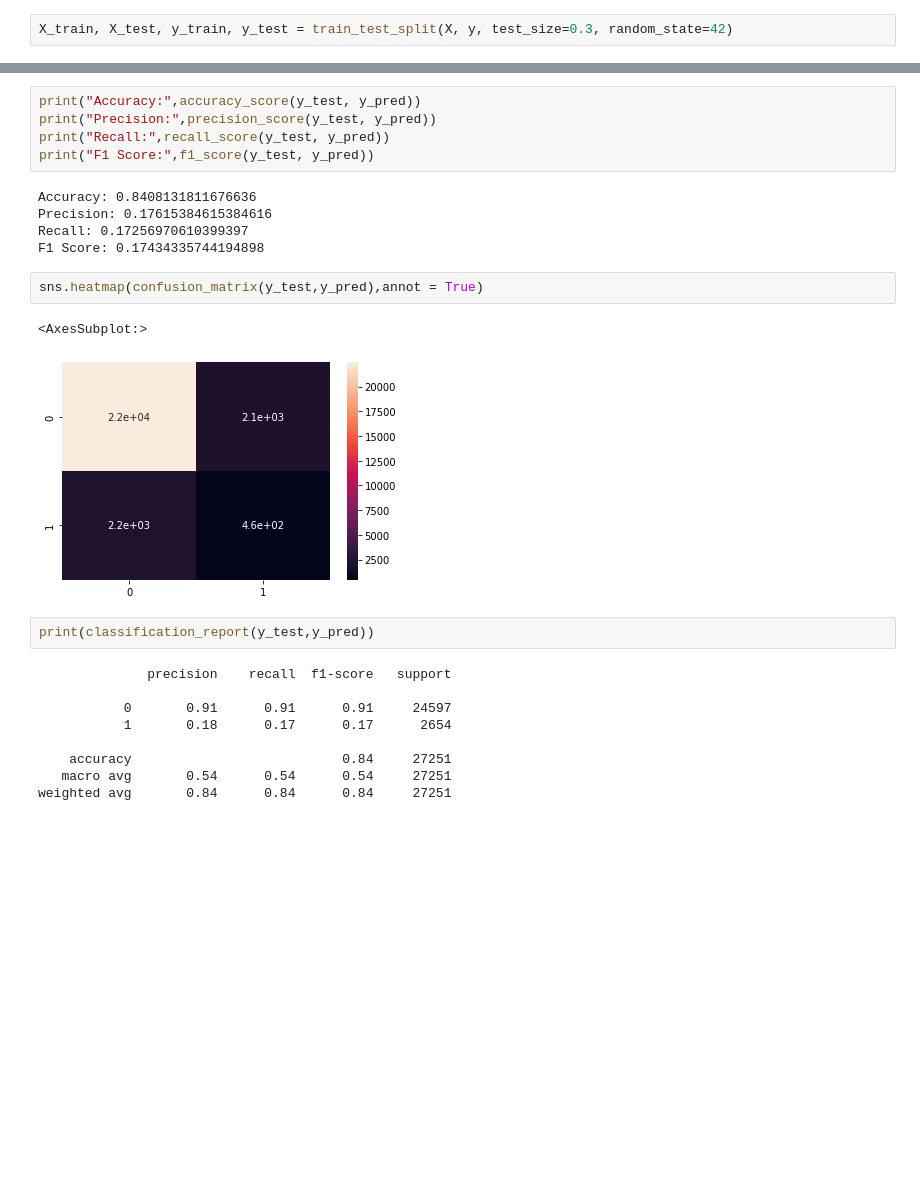
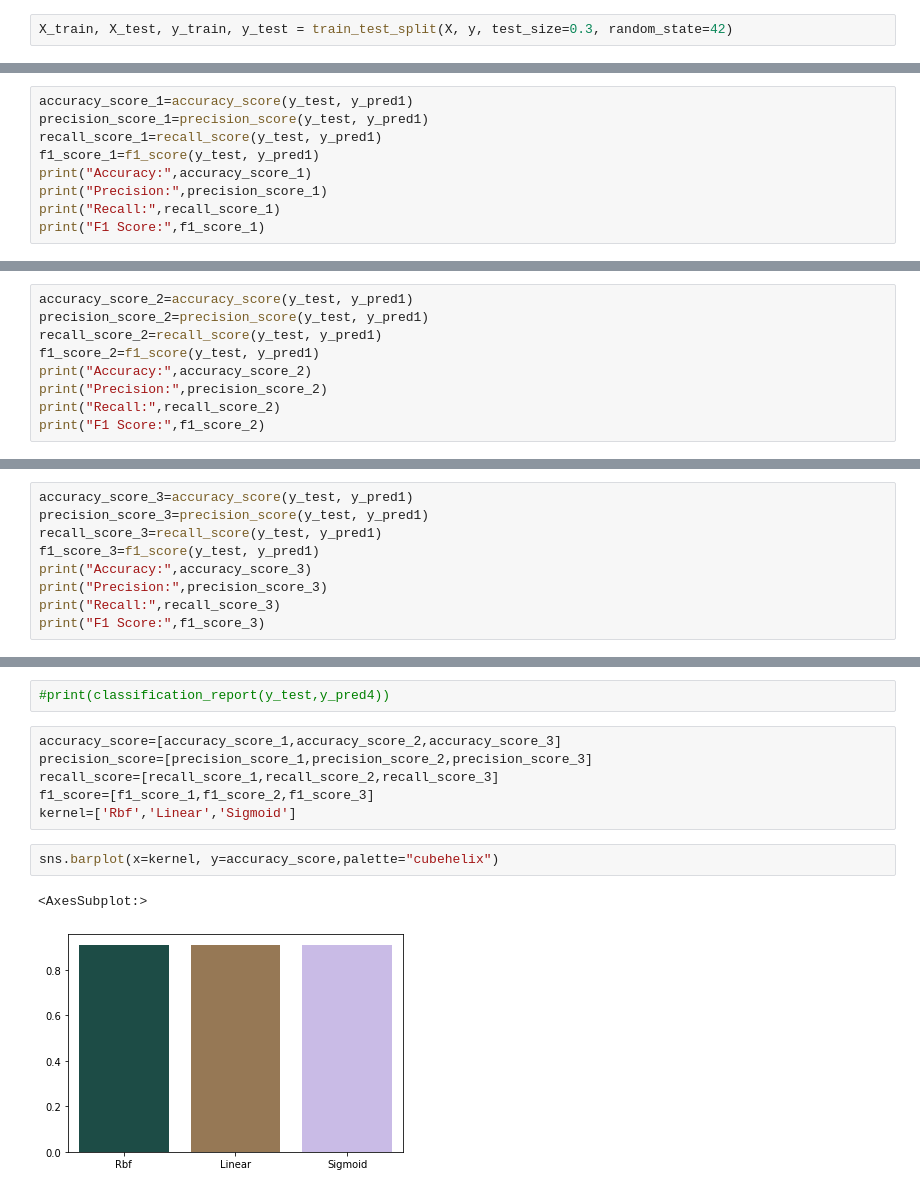
Before and after one commit to HarshitKmr10/IOSD_ML_Task, a Jupyter notebook: iosd-svm-task.ipynb, the cells around one changed output, grey strips where cells are left out. Drawn from its saved outputs; the diff is of its cells as text; blank space fills up the shorter version.

```diff
--- a/iosd-svm-task.ipynb
+++ b/iosd-svm-task.ipynb
@@ -182,0 +183,9 @@ y_pred = model.predict(X_test)
+# %%
+accuracy_score_1=accuracy_score(y_test, y_pred1)
+precision_score_1=precision_score(y_test, y_pred1)
+recall_score_1=recall_score(y_test, y_pred1)
+f1_score_1=f1_score(y_test, y_pred1)
+print("Accuracy:",accuracy_score_1)
+print("Precision:",precision_score_1)
+print("Recall:",recall_score_1)
+print("F1 Score:",f1_score_1)
@@ -182,0 +218,9 @@ y_pred = model.predict(X_test)
+# %%
+accuracy_score_2=accuracy_score(y_test, y_pred1)
+precision_score_2=precision_score(y_test, y_pred1)
+recall_score_2=recall_score(y_test, y_pred1)
+f1_score_2=f1_score(y_test, y_pred1)
+print("Accuracy:",accuracy_score_2)
+print("Precision:",precision_score_2)
+print("Recall:",recall_score_2)
+print("F1 Score:",f1_score_2)
@@ -182,0 +253,9 @@ y_pred = model.predict(X_test)
+# %%
+accuracy_score_3=accuracy_score(y_test, y_pred1)
+precision_score_3=precision_score(y_test, y_pred1)
+recall_score_3=recall_score(y_test, y_pred1)
+f1_score_3=f1_score(y_test, y_pred1)
+print("Accuracy:",accuracy_score_3)
+print("Precision:",precision_score_3)
+print("Recall:",recall_score_3)
+print("F1 Score:",f1_score_3)
@@ -245,26 +295,13 @@ y_pred = model.predict(X_test)
-# %%
-print("Accuracy:",accuracy_score(y_test, y_pred))
-print("Precision:",precision_score(y_test, y_pred))
-print("Recall:",recall_score(y_test, y_pred))
-print("F1 Score:",f1_score(y_test, y_pred))
-# %% [output]
-Accuracy: 0.8408131811676636
-Precision: 0.17615384615384616
-Recall: 0.17256970610399397
-F1 Score: 0.17434335744194898
-# %%
-sns.heatmap(confusion_matrix(y_test,y_pred),annot = True)
-# %% [output]
-<AxesSubplot:>
-[figure, removed]
-# %%
-print(classification_report(y_test,y_pred))
-# %% [output]
-              precision    recall  f1-score   support
-
-           0       0.91      0.91      0.91     24597
-           1       0.18      0.17      0.17      2654
-
-    accuracy                           0.84     27251
-   macro avg       0.54      0.54      0.54     27251
-weighted avg       0.84      0.84      0.84     27251
+# %%
+#print(classification_report(y_test,y_pred4))
+# %%
+accuracy_score=[accuracy_score_1,accuracy_score_2,accuracy_score_3]
+precision_score=[precision_score_1,precision_score_2,precision_score_3]
+recall_score=[recall_score_1,recall_score_2,recall_score_3]
+f1_score=[f1_score_1,f1_score_2,f1_score_3]
+kernel=['Rbf','Linear','Sigmoid']
+# %%
+sns.barplot(x=kernel, y=accuracy_score,palette="cubehelix")
+# %% [output]
+<AxesSubplot:>
+[figure, added]
```
Also changed, not shown: parts of 25 cells of this notebook.
